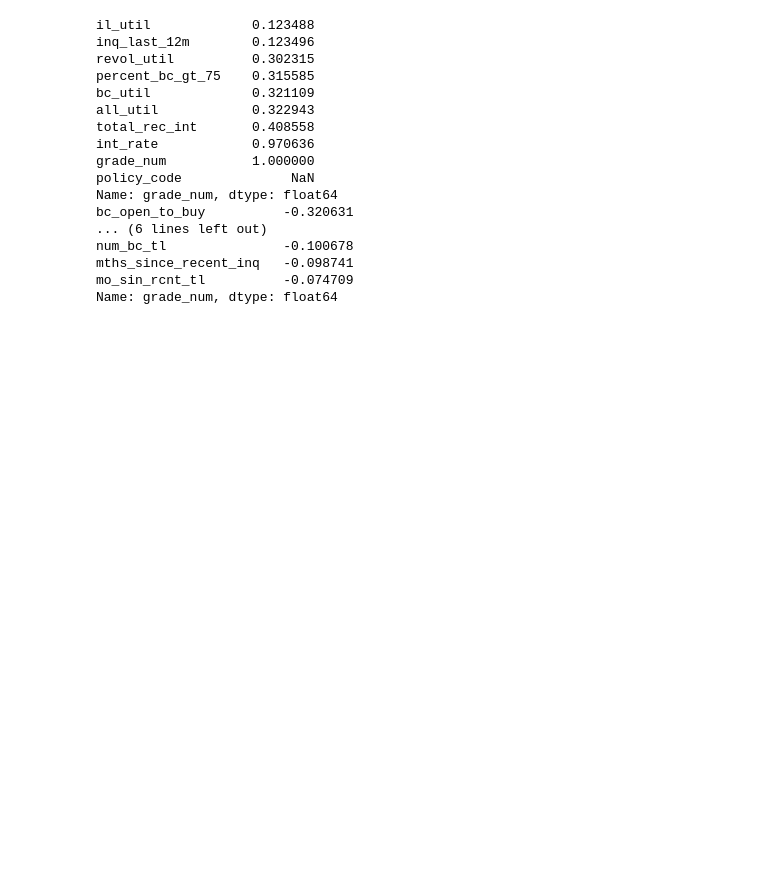
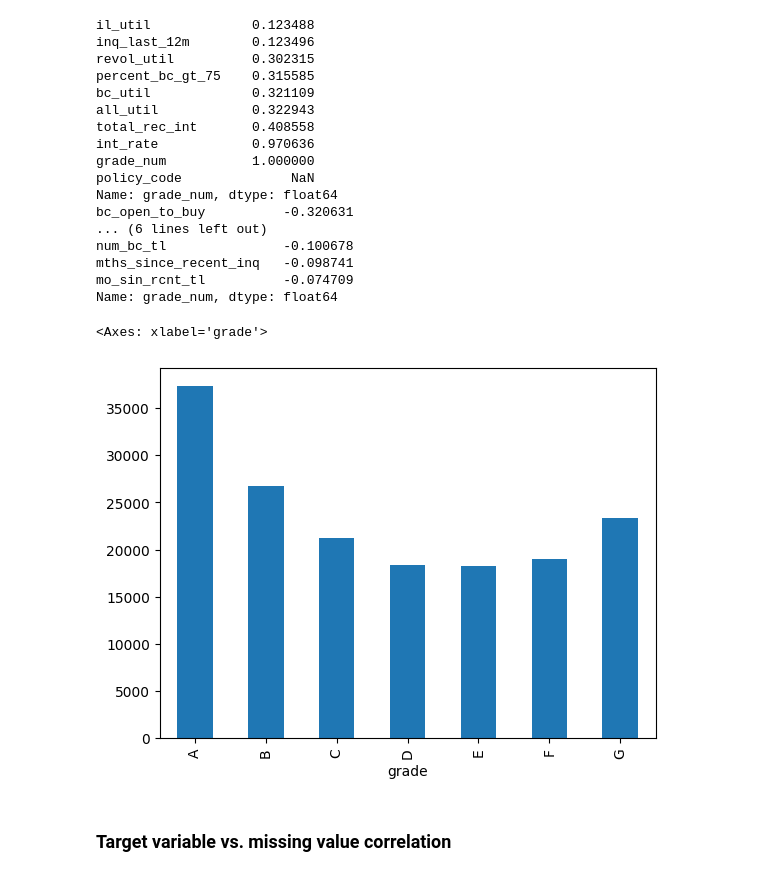
Before and after one commit to jqchen24-new/ml-zoomcamp, a Jupyter notebook: Capstone_project/project.ipynb, the cells around one changed output. Saved outputs shown, nothing was run; the diff lists cells and outputs as text; code cells hidden in the pictures; blank space fills up the shorter version.

```diff
--- a/Capstone_project/project.ipynb
+++ b/Capstone_project/project.ipynb
@@ -309,3 +353,10 @@ num_bc_tl               -0.100678
 mths_since_recent_inq   -0.098741
 mo_sin_rcnt_tl          -0.074709
 Name: grade_num, dtype: float64
+# %%
+df.groupby('grade')['total_bc_limit'].mean().plot(kind='bar')
+# %% [output]
+<Axes: xlabel='grade'>
+[figure, added]
+# %% [markdown]
+### Target variable vs. missing value correlation
```
Also changed, not shown: parts of 8 cells of this notebook.
